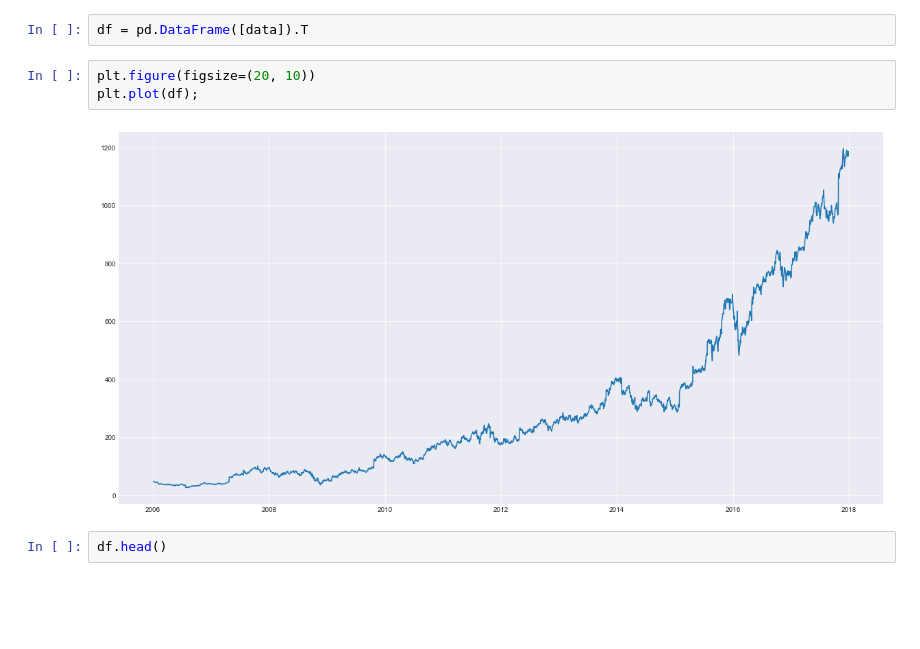
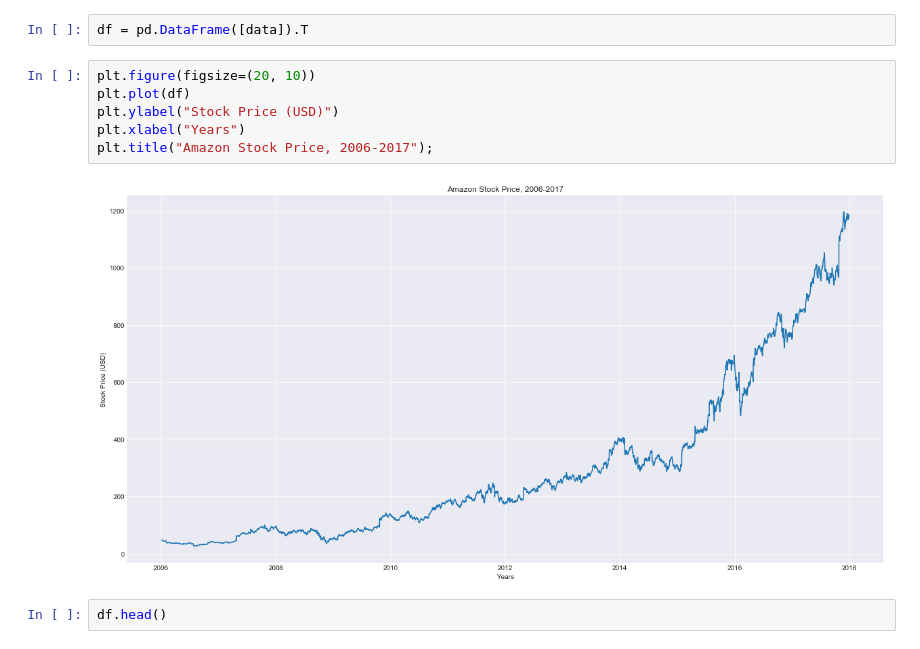
Before and after one commit to spiking/Monte_Carlo_Simulations, a Jupyter notebook: Monte_Carlo_Simulations.ipynb, the cells around one changed output. Saved outputs shown, nothing was run; the diff lists cells and outputs as text; blank space fills up the shorter version.

```diff
--- a/Monte_Carlo_Simulations.ipynb
+++ b/Monte_Carlo_Simulations.ipynb
@@ -18,9 +18,12 @@ data = load_stock_data("AMZN", "2006-01-01", "2018-01-01")
 df = pd.DataFrame([data]).T
 # %%
 plt.figure(figsize=(20, 10))
-plt.plot(df);
+plt.plot(df)
+plt.ylabel("Stock Price (USD)")
+plt.xlabel("Years")
+plt.title("Amazon Stock Price, 2006-2017");
 # %% [output]
-[figure, old version]
+[figure, new version]
 # %%
 df.head()
 # %% [output]
```
Also changed, not shown: parts of 2 cells of this notebook, 1 other file.
